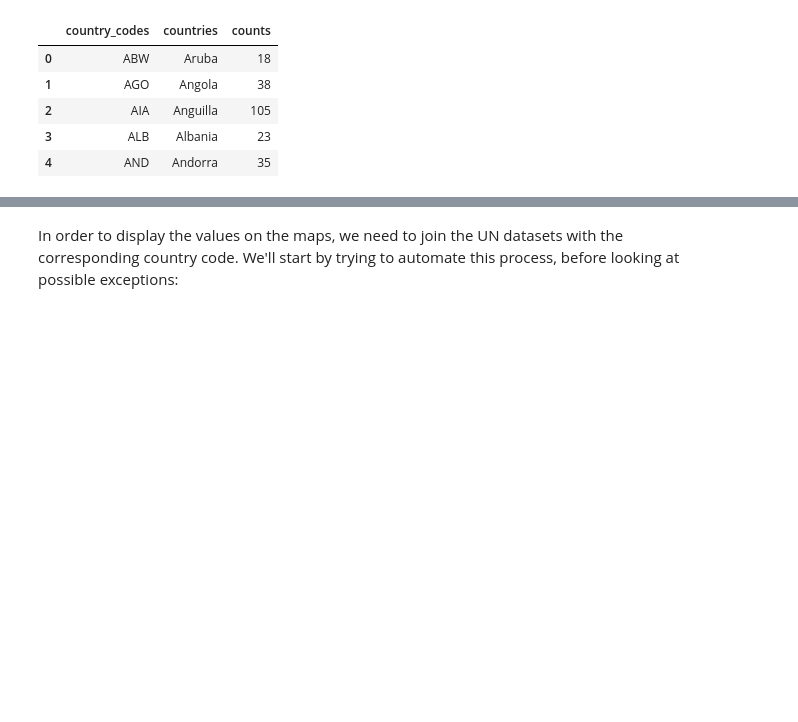
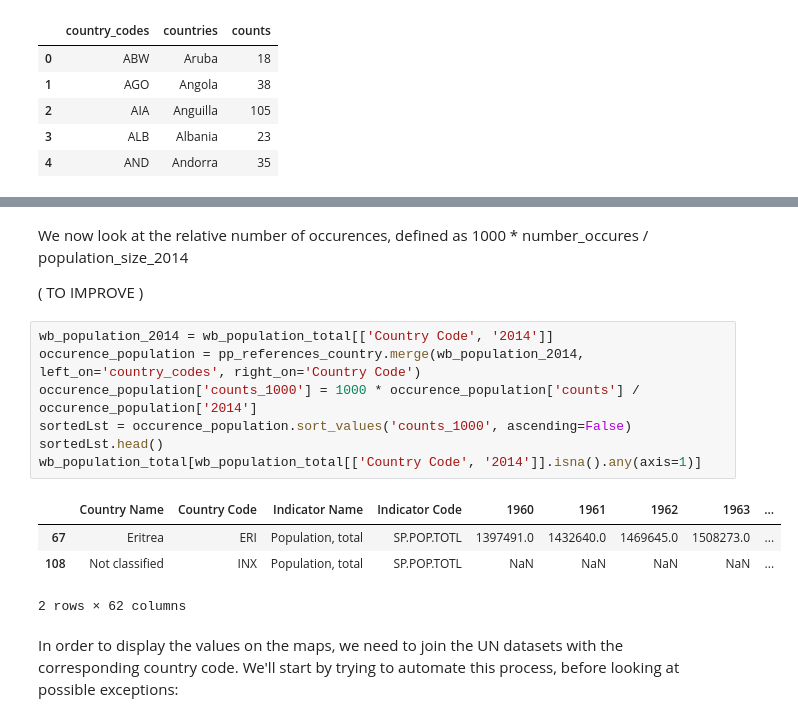
Before and after one commit to marikomakhm/ada-project, a Jupyter notebook: src/Panama_papers.ipynb, the cells around one changed output, grey strips where cells are left out. Drawn from its saved outputs; the diff is of its cells as text; blank space fills up the shorter version.

```diff
--- a/src/Panama_papers.ipynb
+++ b/src/Panama_papers.ipynb
@@ -105,3 +143,19 @@ pp_references_country.head()
+# %% [markdown]
+We now look at the relative number of occurences, defined as 1000 * number_occures / population_size_2014
+
+( TO IMPROVE )
+# %%
+wb_population_2014 = wb_population_total[['Country Code', '2014']]
+occurence_population = pp_references_country.merge(wb_population_2014, left_on='country_codes', right_on='Country Code')
+occurence_population['counts_1000'] = 1000 * occurence_population['counts'] /  occurence_population['2014']
+sortedLst = occurence_population.sort_values('counts_1000', ascending=False)
+sortedLst.head()
+wb_population_total[wb_population_total[['Country Code', '2014']].isna().any(axis=1)]
+# %% [output]
+|  | Country Name | Country Code | Indicator Name | Indicator Code | 1960 | 1961 | 1962 | 1963 | ... |
+| 67 | Eritrea | ERI | Population, total | SP.POP.TOTL | 1397491.0 | 1432640.0 | 1469645.0 | 1508273.0 | ... |
+| 108 | Not classified | INX | Population, total | SP.POP.TOTL | NaN | NaN | NaN | NaN | ... |
+2 rows × 62 columns
 # %% [markdown]
 In order to display the values on the maps, we need to join the UN datasets with the corresponding country code. We'll start by trying to automate this process, before looking at possible exceptions:
 # %%
```
Also changed, not shown: parts of 23 cells of this notebook, 2 other files.
